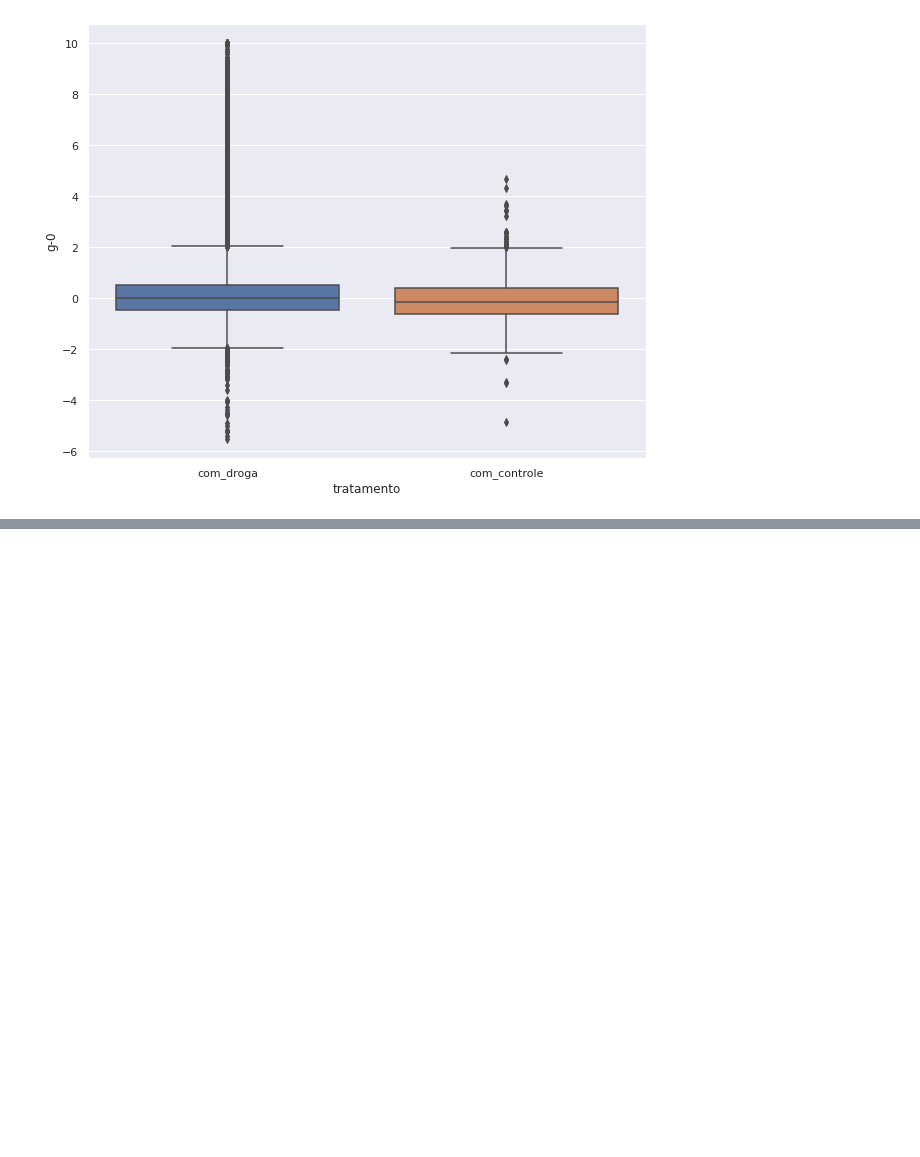
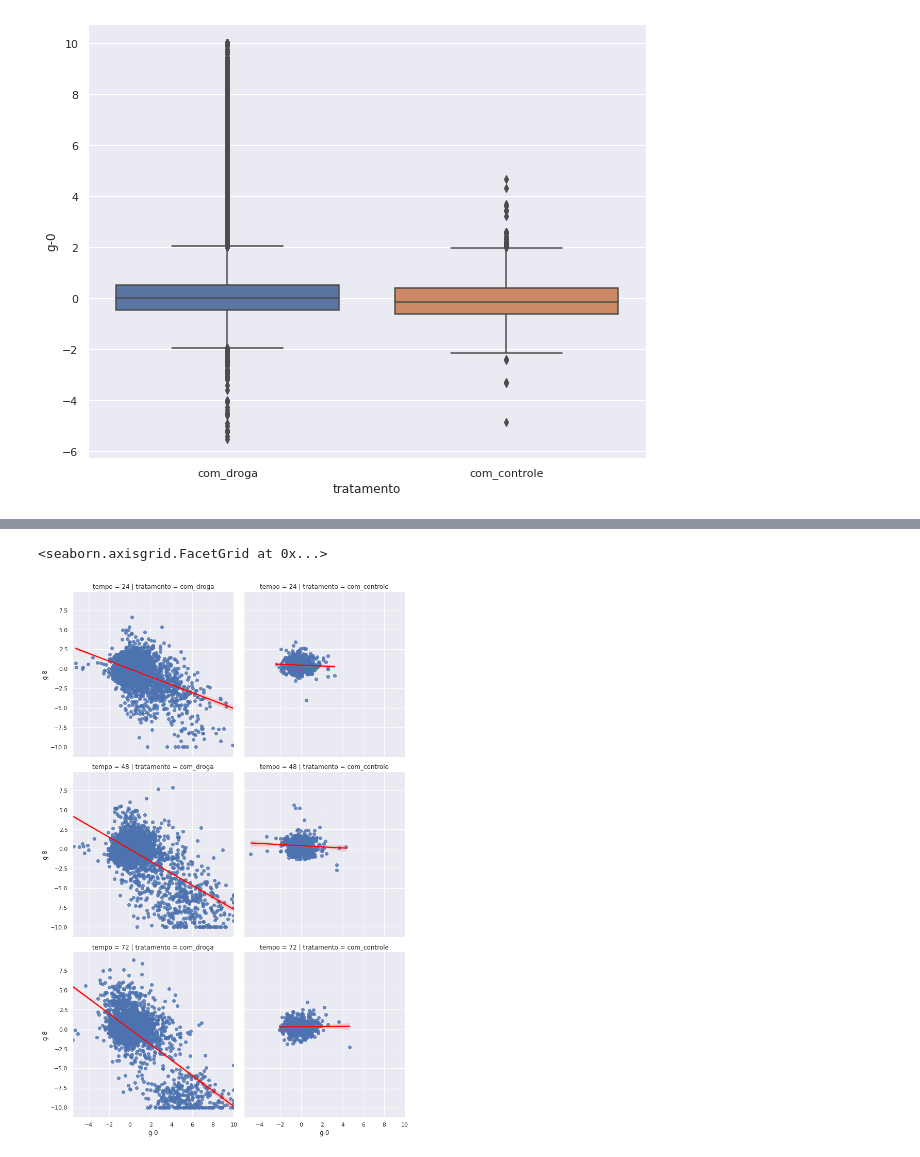
Before and after one commit to RenatoFrancisco/ImersaoDados, a Jupyter notebook: ImersaoDados.ipynb, the cells around one changed output, grey strips where cells are left out. Saved outputs shown, nothing was run; the diff lists cells and outputs as text; code cells hidden in the pictures; blank space fills up the shorter version.

```diff
--- a/ImersaoDados.ipynb
+++ b/ImersaoDados.ipynb
@@ -271,0 +353,5 @@ sns.boxplot(y='g-0', x='tratamento', data=dados)
+# %%
+sns.lmplot(data=dados, y='g-8', x='g-0', line_kws={'color':'red'}, col='tratamento', row='tempo')
+# %% [output]
+<seaborn.axisgrid.FacetGrid at 0x...>
+[figure, added]
```
Also changed, not shown: parts of 14 cells of this notebook.
